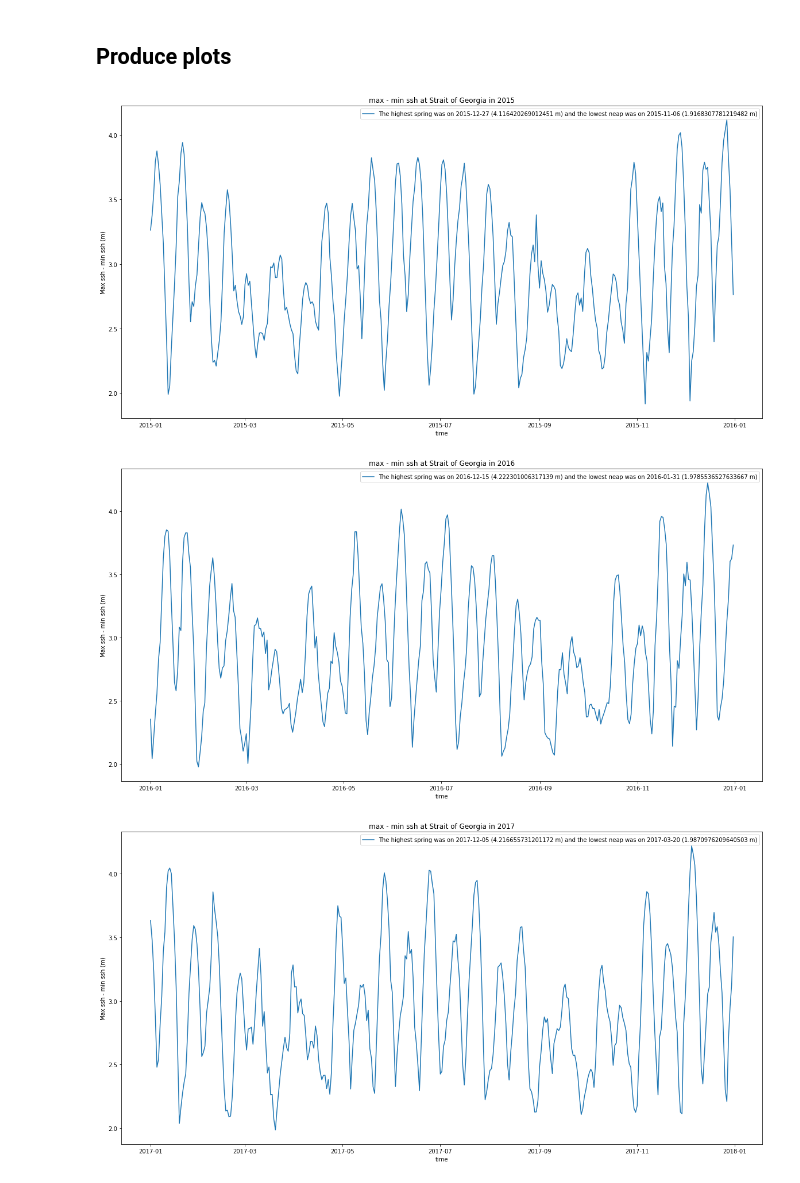
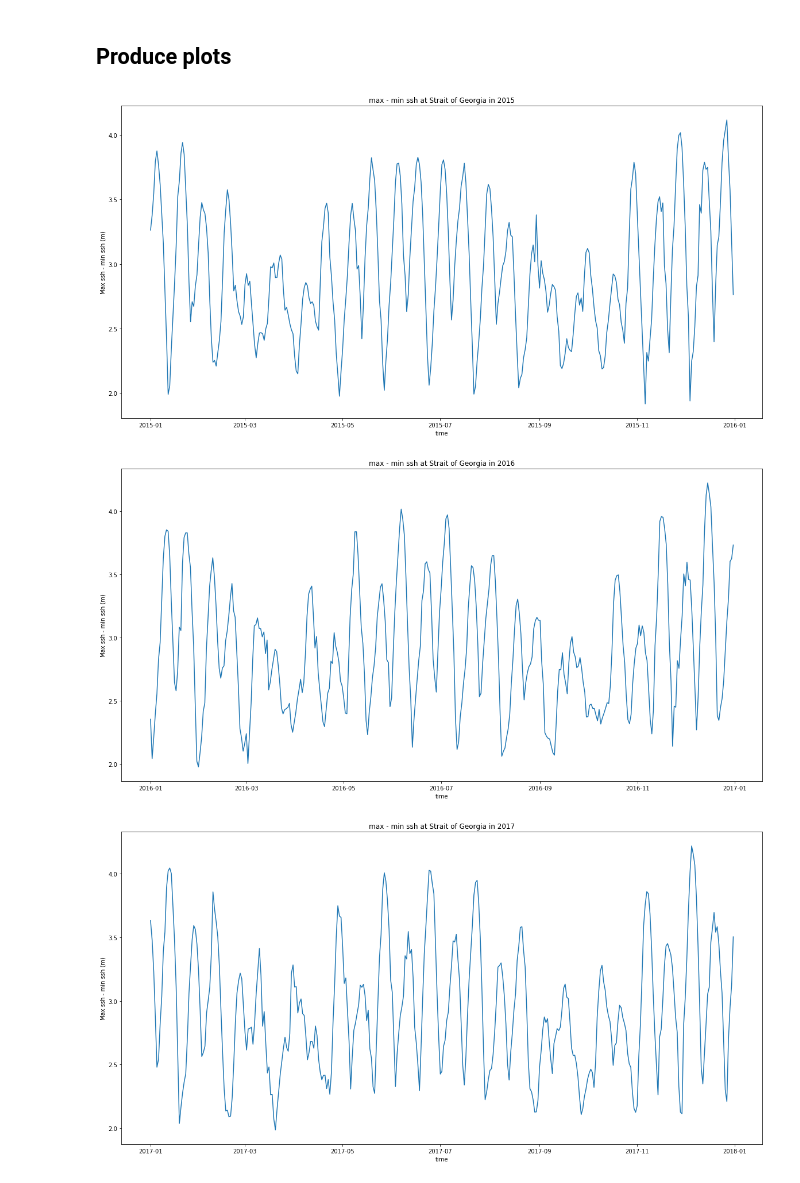
Before and after one commit to ambhudia/analysis-ashutosh, a Jupyter notebook: SpringNeapTide.ipynb, the cells around one changed output. Drawn from its saved outputs; the diff is of its cells as text; code cells hidden in the pictures.

```diff
--- a/SpringNeapTide.ipynb
+++ b/SpringNeapTide.ipynb
@@ -65,7 +65,7 @@ times_ssh = ssh.time.sel(time = ssh.time.dt.year.isin([2015,2016,2017,2018])).va
 ## Make ssh series and time series array for each point for each year
 # %%
 for year in [2015, 2016, 2017, 2018]:
-    fname = "ssh_sog{}.pickle".format(str(year))
+    fname = "/home/abhudia/Desktop/SSH/3points/ssh_sog{}.pickle".format(str(year))
     file = open(fname, "rb")
     locals()["ssh_sog" + str(year)] = pickle.load(file)
     locals()["t_sog" + str(year)] = []
@@ -74,7 +74,7 @@ for year in [2015, 2016, 2017, 2018]:
             locals()["t_sog" + str(year)].append(time)
 # %%
 for year in [2015, 2016, 2017, 2018]:
-    fname = "ssh_salmon{}.pickle".format(str(year))
+    fname = "/home/abhudia/Desktop/SSH/3points/ssh_salmon{}.pickle".format(str(year))
     file = open(fname, "rb")
     locals()["ssh_salmon" + str(year)] = pickle.load(file)
     locals()["t_salmon" + str(year)] = []
@@ -83,7 +83,7 @@ for year in [2015, 2016, 2017, 2018]:
             locals()["t_salmon" + str(year)].append(time)
 # %%
 for year in [2015, 2016, 2017, 2018]:
-    fname = "ssh_turn{}.pickle".format(str(year))
+    fname = "/home/abhudia/Desktop/SSH/3points/ssh_turn{}.pickle".format(str(year))
     file = open(fname, "rb")
     locals()["ssh_turn" + str(year)] = pickle.load(file)
     locals()["t_turn" + str(year)] = []
@@ -124,23 +124,23 @@ def ssh_amplitudes(ssh_array, times):
 # %%
 locs = ['sog', 'salmon', 'turn']
 locations = ['Strait of Georgia', 'Salmon Bank', 'Turn Point']
 years = [2015, 2016, 2017, 2018]
 
 for index in range(3):
     for year in years:
         ssh_array = "ssh_{}{}".format(locs[index], str(year))
         times = "t_{}{}".format(locs[index], str(year))
         data = ssh_amplitudes(locals()[ssh_array], locals()[times])
         neap = np.argmin(data[1]); spring = np.argmax(data[1])
         label = "The highest spring was on {} ({} m) and the lowest neap was on {} ({} m)".format(str(data[0][spring]), data[1][spring], str(data[0][neap]), data[1][neap])
         fig = plt.figure(figsize=(20,10))
-        plt.plot(data[0], data[1], label=label)
+        plt.plot(data[0], data[1], label = label)
         plt.xlabel('time')
         plt.ylabel('Max ssh - min ssh (m)')
-        plt.legend()
         title = 'max - min ssh at {} in {}'.format(locations[index], year)
+        plt.legend
         plt.title(title)
 # %% [output]
-[figure, old version]
+[figure, new version]
-[figure, old version]
+[figure, new version]
-[figure, old version]
+[figure, new version]
```
Also changed, not shown: parts of 1 cell of this notebook, 1 other file.
